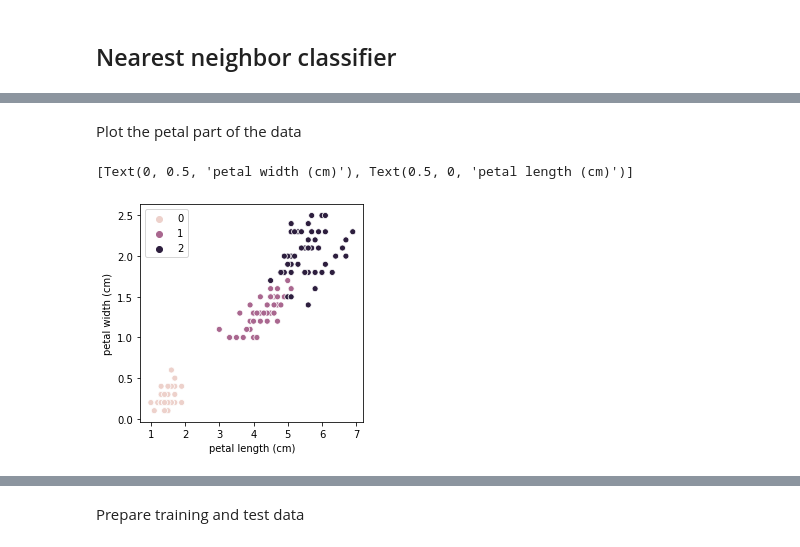
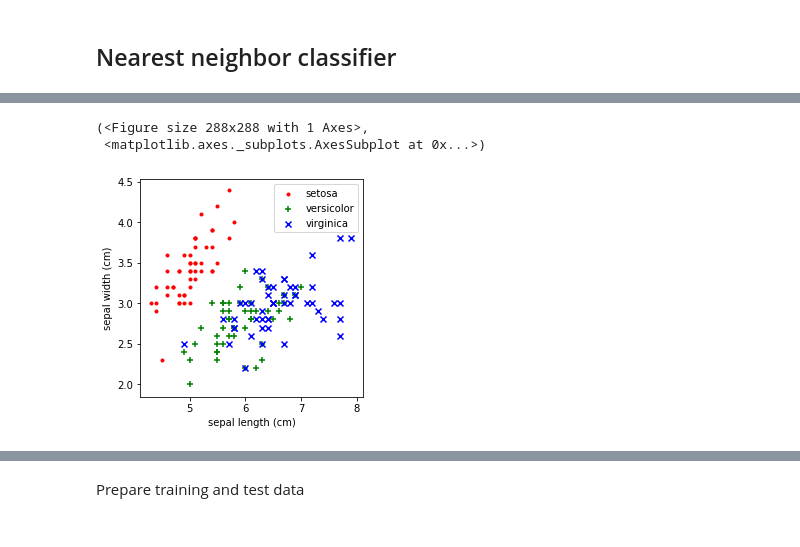
Before and after one commit to attilagk/scikit-learn, a Jupyter notebook: supervised_learning.ipynb, the cells around one changed output, grey strips where cells are left out. Drawn from its saved outputs; the diff is of its cells as text; code cells hidden in the pictures.

Commit message:
pure matplotlib based scatter plot for iris data

```diff
--- a/supervised_learning.ipynb
+++ b/supervised_learning.ipynb
@@ -14,5 +12,0 @@ Plot the sepal part of the data
-# %%
-iris = datasets.load_iris(return_X_y=False)
-fig, ax = plt.subplots(nrows=1, ncols=1, figsize=plt.figaspect(1))
-seaborn.scatterplot(x=iris.data[:,0], y=iris.data[:,1], hue=iris.target, ax=ax)
-ax.set(xlabel=iris.feature_names[0], ylabel=iris.feature_names[1])
@@ -22,9 +12,0 @@ ax.set(xlabel=iris.feature_names[0], ylabel=iris.feature_names[1])
-# %% [markdown]
-Plot the petal part of the data
-# %%
-fig, ax = plt.subplots(nrows=1, ncols=1, figsize=plt.figaspect(1))
-seaborn.scatterplot(x=iris.data[:,2], y=iris.data[:,3], hue=iris.target, ax=ax)
-ax.set(xlabel=iris.feature_names[2], ylabel=iris.feature_names[3])
-# %% [output]
-[Text(0, 0.5, 'petal width (cm)'), Text(0.5, 0, 'petal length (cm)')]
-[figure, removed]
@@ -30,0 +15,28 @@ ax.set(xlabel=iris.feature_names[2], ylabel=iris.feature_names[3])
+# %%
+def iris_simple_scatter(x_ix=0, y_ix=1, iris=iris, cy=cycler(color=list('rgb'))):
+    '''
+    Create a figure with one scatter plot of the iris data
+    Arguments
+    x_ix: the column index of iris data that will be plotted on the x-axis
+    y_ix: the column index of iris data that will be plotted on the y-axis
+    iris: the iris data
+    cy: color cycler object
+    Value:
+    the resulting figure and axes object
+    '''
+    fig, ax = plt.subplots(1, 1, figsize=plt.figaspect(1))
+    ax.set_prop_cycle(cy)
+    for i in set(iris.target):
+        x = iris.data[iris.target == i, x_ix]
+        y = iris.data[iris.target == i, y_ix]
+        ax.scatter(x, y, marker='.+x'[i], label=iris.target_names[i])
+    ax.legend()
+    ax.set_xlabel(iris.feature_names[x_ix])
+    ax.set_ylabel(iris.feature_names[y_ix])
+    return((fig, ax))
+
+iris_simple_scatter(0, 1)
+# %% [output]
+(<Figure size 288x288 with 1 Axes>,
+ <matplotlib.axes._subplots.AxesSubplot at 0x...>)
+[figure, added]
```
Also changed, not shown: parts of 9 cells of this notebook, 1 other file.
